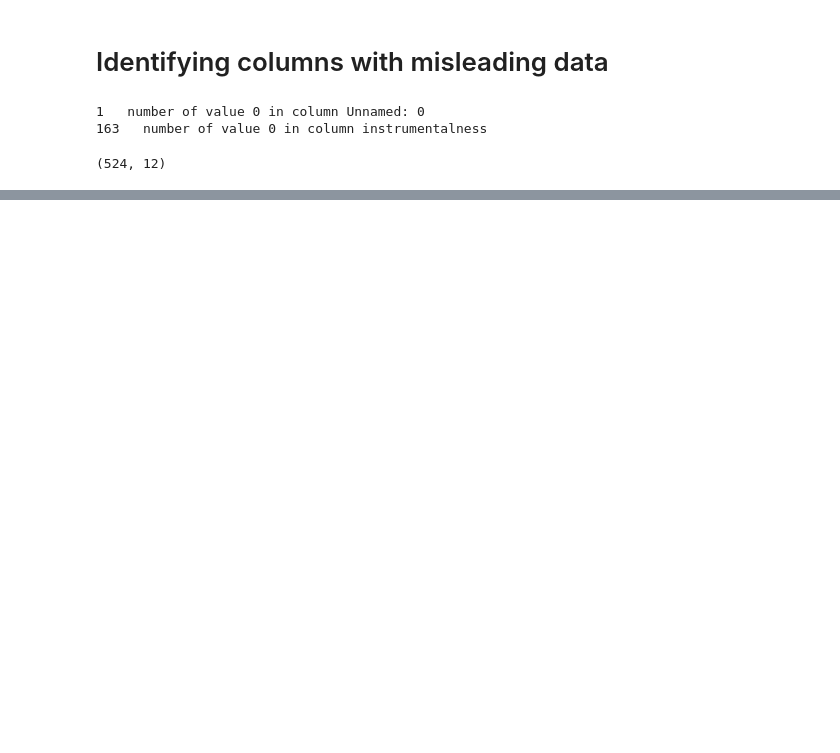
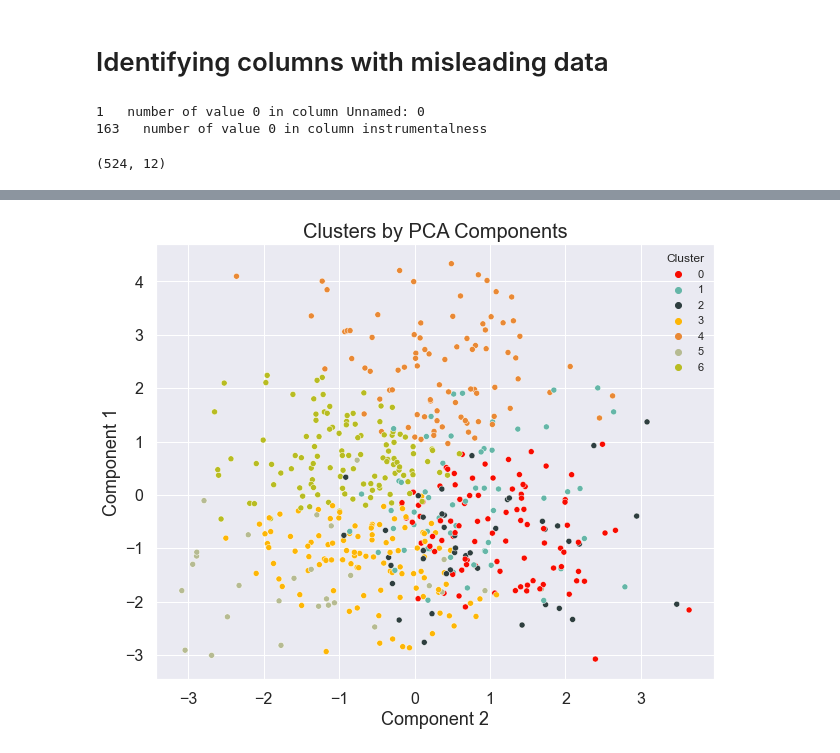
Before and after one commit to MoGGit/Spotify-Audio-Clustring, a Jupyter notebook: Music-clustring.ipynb, the cells around one changed output, grey strips where cells are left out. Saved outputs shown, nothing was run; the diff lists cells and outputs as text; code cells hidden in the pictures; blank space fills up the shorter version.

```diff
--- a/Music-clustring.ipynb
+++ b/Music-clustring.ipynb
@@ -129,0 +202,8 @@ object
+# %%
+kmeans_pca = KMeans(n_clusters=n_clusters, init='k-means++', random_state=42)
+kmeans_pca.fit(scores_pca);
+# %%
+df_seg_pca_kmeans = pd.concat([df_X.reset_index(drop=True), pd.DataFrame(scores_pca)], axis=1)
+df_seg_pca_kmeans.columns.values[(-1*n_comps):] = ["Component " + str(i+1) for i in range(n_comps)]
+df_seg_pca_kmeans['Cluster'] = kmeans_pca.labels_
+df_seg_pca_kmeans.head()
@@ -129,0 +217,15 @@ object
+# %%
+x = df_seg_pca_kmeans['Component 2']
+y = df_seg_pca_kmeans['Component 1']
+flatui = ["#F80B00", "#65B6A8", "#2E3E3F", "#FDB606", "#E98935", "#B6BB92","#B8BC22"]
+fig = plt.figure(figsize=(10, 8))
+sns.scatterplot(x, y, hue=df_seg_pca_kmeans['Cluster'], palette = flatui)
+plt.title('Clusters by PCA Components', fontsize=20)
+plt.xlabel("Component 2", fontsize=18)
+plt.ylabel("Component 1", fontsize=18)
+plt.xticks(fontsize=16)
+plt.yticks(fontsize=16)
+plt.show()
+#fig.savefig("./visualizations/clusters-2d.png")
+# %% [output]
+[figure, added]
```
Also changed, not shown: parts of 26 cells of this notebook, 2 other files.
